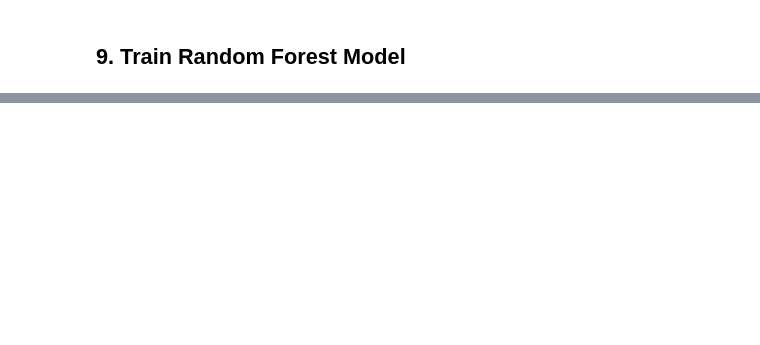
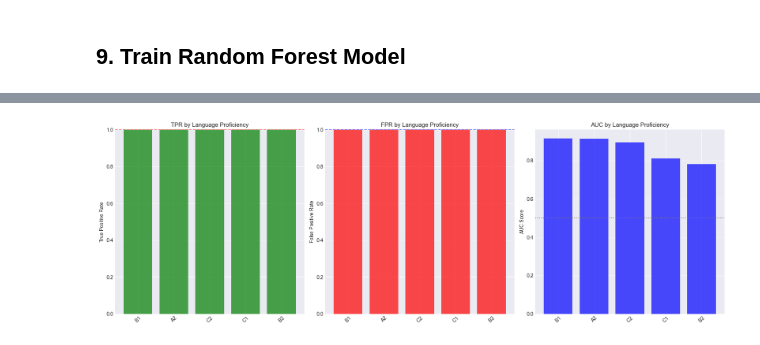
Before and after one commit to kulasekara02/LSTM-Random_Forest, a Jupyter notebook: hybrid_lstm_rf_32weeks_complete.ipynb, the cells around one changed output, grey strips where cells are left out. Saved outputs shown, nothing was run; the diff lists cells and outputs as text; code cells hidden in the pictures; blank space fills up the shorter version.

```diff
--- a/hybrid_lstm_rf_32weeks_complete.ipynb
+++ b/hybrid_lstm_rf_32weeks_complete.ipynb
@@ -1815,0 +1704,85 @@ Saved: ./results32\plots\decision_curve_32w.png
+# %%
+# Cell 19: Language proficiency fairness analysis
+
+print("\n" + "="*70)
+print("LANGUAGE PROFICIENCY PARITY ANALYSIS")
+print("="*70)
+
+if 'language_proficiency' in test_df.columns:
+    language_groups = test_df['language_proficiency'].unique()
+    language_metrics = []
+
+    for lang in language_groups:
+        mask = test_df['language_proficiency'] == lang
+        if mask.sum() < 5:
+            continue
+
+        y_true = test_df.loc[mask, 'target_success'].values
+        y_pred = hybrid_test_pred[mask]
+
+        # Calculate comprehensive metrics
+        cm = confusion_matrix(y_true, (y_pred > 0.5).astype(int))
+
+        metrics = {
+            'Language': lang,
+            'N': mask.sum(),
+            'Success_Rate': y_true.mean(),
+            'Predicted_Success': y_pred.mean(),
+            'AUC': roc_auc_score(y_true, y_pred) if len(np.unique(y_true)) > 1 else 0.5,
+            'F1': f1_score(y_true, (y_pred > 0.5).astype(int)),
+            'TPR': cm[1, 1] / (cm[1, 0] + cm[1, 1]) if (cm[1, 0] + cm[1, 1]) > 0 else 0,
+            'FPR': cm[0, 1] / (cm[0, 0] + cm[0, 1]) if (cm[0, 0] + cm[0, 1]) > 0 else 0
+        }
+        language_metrics.append(metrics)
+
+    language_df = pd.DataFrame(language_metrics)
+
+    print("\nMetrics by Language Proficiency:")
+    print(language_df.round(3))
+
+    # Calculate parity metrics
+    tpr_gap = language_df['TPR'].max() - language_df['TPR'].min()
+    fpr_gap = language_df['FPR'].max() - language_df['FPR'].min()
+    auc_gap = language_df['AUC'].max() - language_df['AUC'].min()
+
+    print(f"\nFairness Gaps:")
+    print(f"  TPR Gap: {tpr_gap:.3f} {'✓ Fair' if tpr_gap < 0.1 else '⚠️ Potential bias'}")
+    print(f"  FPR Gap: {fpr_gap:.3f} {'✓ Fair' if fpr_gap < 0.1 else '⚠️ Potential bias'}")
+    print(f"  AUC Gap: {auc_gap:.3f} {'✓ Fair' if auc_gap < 0.05 else '⚠️ Potential bias'}")
+
+    # Visualization
+    fig, axes = plt.subplots(1, 3, figsize=(18, 6))
+
+    # TPR comparison
+    axes[0].bar(range(len(language_df)), language_df['TPR'], color='green', alpha=0.7)
+    axes[0].set_xticks(range(len(language_df)))
+    axes[0].set_xticklabels(language_df['Language'], rotation=45)
+    axes[0].axhline(y=language_df['TPR'].mean(), color='r', linestyle='--')
+    axes[0].set_ylabel('True Positive Rate')
+    axes[0].set_title('TPR by Language Proficiency', fontsize=12)
+    axes[0].set_ylim([0, 1])
+
+    # FPR comparison
+    axes[1].bar(range(len(language_df)), language_df['FPR'], color='red', alpha=0.7)
+    axes[1].set_xticks(range(len(language_df)))
+    axes[1].set_xticklabels(language_df['Language'], rotation=45)
+    axes[1].axhline(y=language_df['FPR'].mean(), color='b', linestyle='--')
+    axes[1].set_ylabel('False Positive Rate')
+    axes[1].set_title('FPR by Language Proficiency', fontsize=12)
+    axes[1].set_ylim([0, 1])
+
+    # AUC comparison
+    axes[2].bar(range(len(language_df)), language_df['AUC'], color='blue', alpha=0.7)
+    axes[2].set_xticks(range(len(language_df)))
+    axes[2].set_xticklabels(language_df['Language'], rotation=45)
+    axes[2].axhline(y=0.5, color='gray', linestyle=':')
+    axes[2].set_ylabel('AUC Score')
+    axes[2].set_title('AUC by Language Proficiency', fontsize=12)
+
+    plt.tight_layout()
+    plt.savefig(os.path.join(PLOTS_DIR, 'language_parity.png'), dpi=300)
+    plt.show()
+else:
+    print("⚠️ Language proficiency column not found")
+    language_df = pd.DataFrame()
+# %% [output]
@@ -1815,0 +1805 @@ Saved: ./results32\plots\decision_curve_32w.png
+[figure, added]
```
Also changed, not shown: parts of 59 cells of this notebook, 51 other files.
